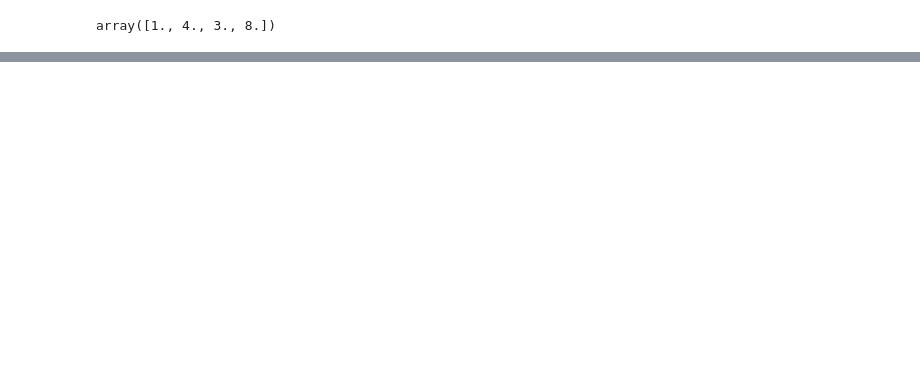
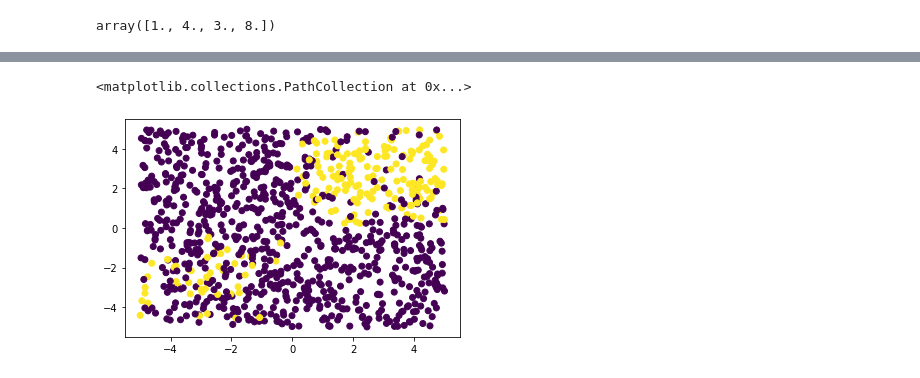
Before and after one commit to plicence/Dm, a Jupyter notebook: Untitled.ipynb, the cells around one changed output, grey strips where cells are left out. Cells and saved outputs as stored; diff of their text form; code cells hidden in the pictures; blank space fills up the shorter version.

```diff
--- a/Untitled.ipynb
+++ b/Untitled.ipynb
@@ -440,0 +428,5 @@ plt.scatter(z, jsp)
+# %%
+plt.scatter(x[:,0],x[:,1], c = jsp)
+# %% [output]
+<matplotlib.collections.PathCollection at 0x...>
+[figure, added]
```
Also changed, not shown: parts of 9 cells of this notebook.
